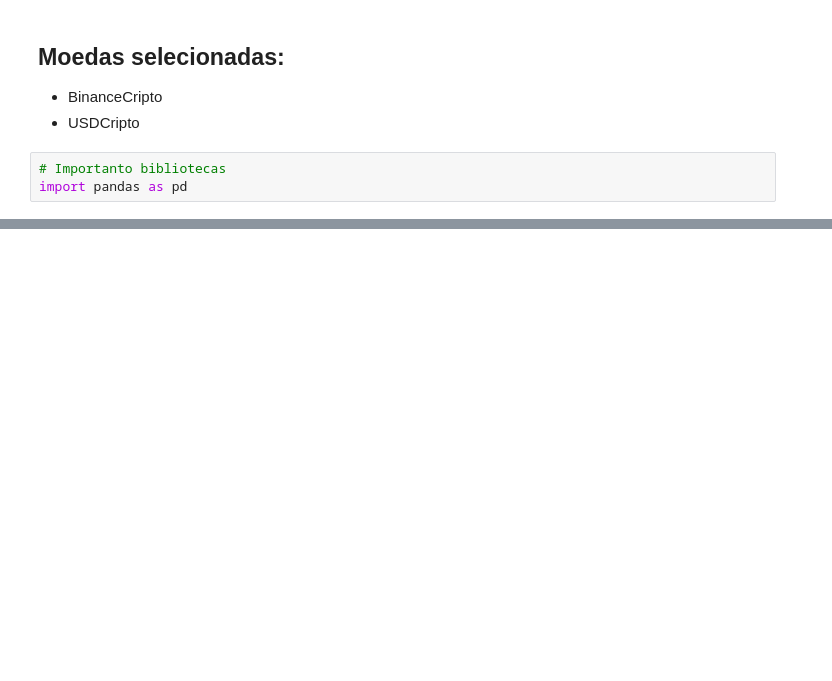
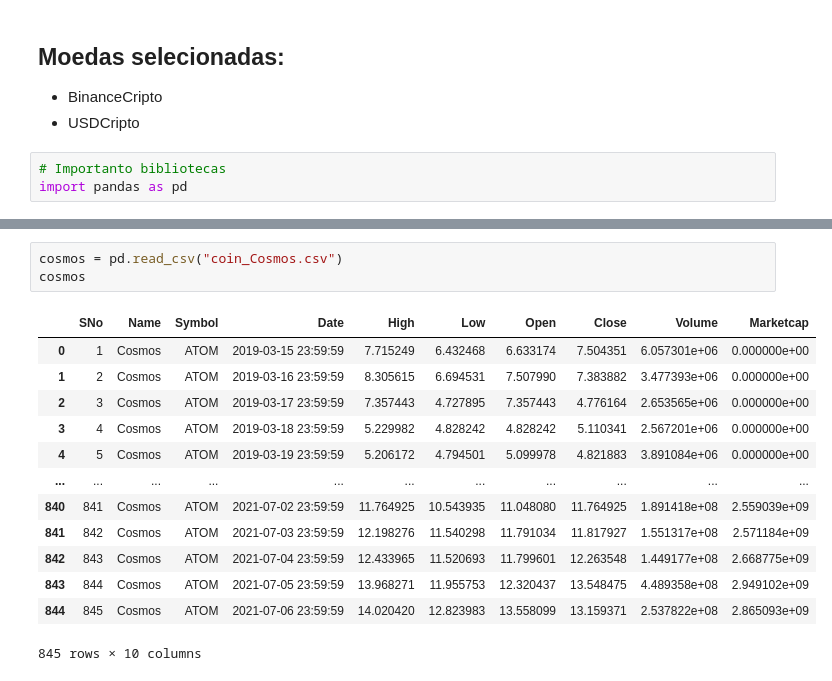
Before and after one commit to luisgoni/Criptomoedas-m5, a Jupyter notebook: Projeto_Cryptomoedas.ipynb, the cells around one changed output, grey strips where cells are left out. Saved outputs shown, nothing was run; the diff lists cells and outputs as text; blank space fills up the shorter version.

```diff
--- a/Projeto_Cryptomoedas.ipynb
+++ b/Projeto_Cryptomoedas.ipynb
@@ -65,0 +106,17 @@ dtype: object
+# %%
+cosmos = pd.read_csv("coin_Cosmos.csv")
+cosmos
+# %% [output]
+|  | SNo | Name | Symbol | Date | High | Low | Open | Close | Volume | Marketcap |
+| 0 | 1 | Cosmos | ATOM | 2019-03-15 23:59:59 | 7.715249 | 6.432468 | 6.633174 | 7.504351 | 6.057301e+06 | 0.000000e+00 |
+| 1 | 2 | Cosmos | ATOM | 2019-03-16 23:59:59 | 8.305615 | 6.694531 | 7.507990 | 7.383882 | 3.477393e+06 | 0.000000e+00 |
+| 2 | 3 | Cosmos | ATOM | 2019-03-17 23:59:59 | 7.357443 | 4.727895 | 7.357443 | 4.776164 | 2.653565e+06 | 0.000000e+00 |
+| 3 | 4 | Cosmos | ATOM | 2019-03-18 23:59:59 | 5.229982 | 4.828242 | 4.828242 | 5.110341 | 2.567201e+06 | 0.000000e+00 |
+| 4 | 5 | Cosmos | ATOM | 2019-03-19 23:59:59 | 5.206172 | 4.794501 | 5.099978 | 4.821883 | 3.891084e+06 | 0.000000e+00 |
+| ... | ... | ... | ... | ... | ... | ... | ... | ... | ... | ... |
+| 840 | 841 | Cosmos | ATOM | 2021-07-02 23:59:59 | 11.764925 | 10.543935 | 11.048080 | 11.764925 | 1.891418e+08 | 2.559039e+09 |
+| 841 | 842 | Cosmos | ATOM | 2021-07-03 23:59:59 | 12.198276 | 11.540298 | 11.791034 | 11.817927 | 1.551317e+08 | 2.571184e+09 |
+| 842 | 843 | Cosmos | ATOM | 2021-07-04 23:59:59 | 12.433965 | 11.520693 | 11.799601 | 12.263548 | 1.449177e+08 | 2.668775e+09 |
+| 843 | 844 | Cosmos | ATOM | 2021-07-05 23:59:59 | 13.968271 | 11.955753 | 12.320437 | 13.548475 | 4.489358e+08 | 2.949102e+09 |
+| 844 | 845 | Cosmos | ATOM | 2021-07-06 23:59:59 | 14.020420 | 12.823983 | 13.558099 | 13.159371 | 2.537822e+08 | 2.865093e+09 |
+845 rows × 10 columns
```
Also changed, not shown: parts of 13 cells of this notebook.
